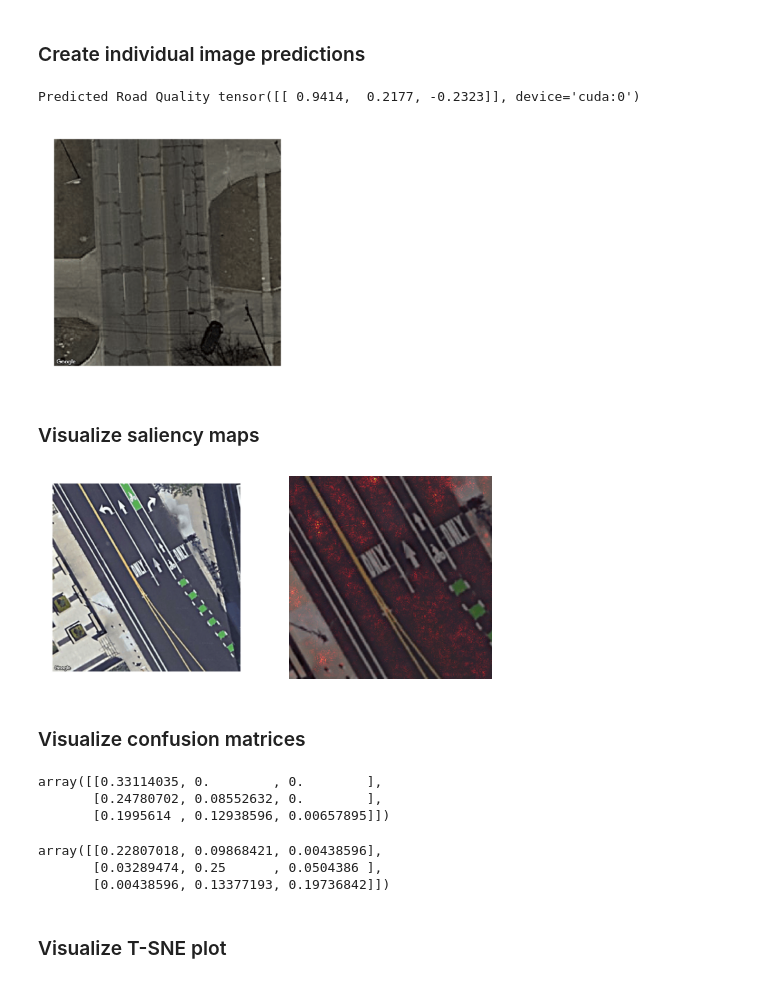
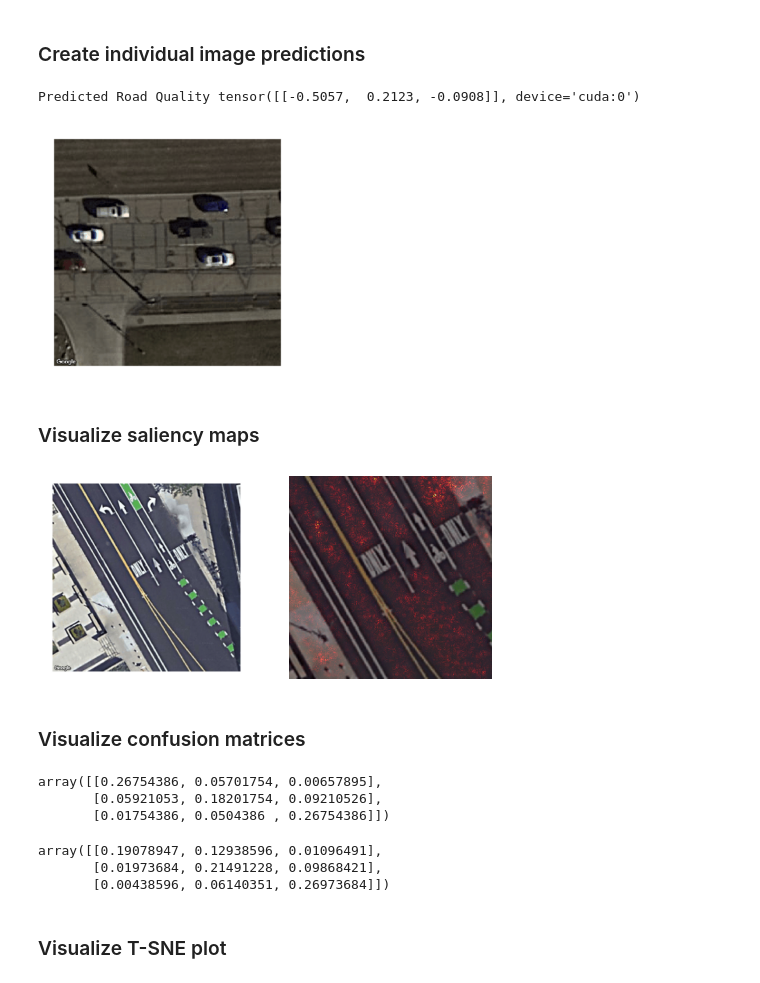
Before and after one commit to nabilah13/ClassifyingRoads_CS231N, a Jupyter notebook: main.ipynb, the cells around one changed output. Saved outputs shown, nothing was run; the diff lists cells and outputs as text; code cells hidden in the pictures.

```diff
--- a/main.ipynb
+++ b/main.ipynb
@@ -137,8 +138,8 @@ resnet50.fc = nn.Sequential(
     nn.Linear(128, 3)
 )
 
-model_CE = resnet50
-model_ORD = resnet50
+model_CE = copy.deepcopy(resnet50)
+model_ORD = copy.deepcopy(resnet50)
 # %% [markdown]
 Lastly, ensure that our models are on the GPU and read through the summary to ensure that we have the correct architecture
 # %%
@@ -413,13 +414,13 @@ def predict(model, test_image_name):
 # %%
 #map_339, 3
 #map_551, 1
 #map_35, 1
 #map_193, 3,
 #map_6928, 3,
-predict(model_ORD, "/content/drive/MyDrive/CS231N_project/map_613.png")
+predict(model_CE, "/content/drive/MyDrive/CS231N_project/map_35.png")
 # %% [output]
-Predicted Road Quality tensor([[ 0.9414,  0.2177, -0.2323]], device='cuda:0')
+Predicted Road Quality tensor([[-0.5057,  0.2123, -0.0908]], device='cuda:0')
-[figure, old version]
+[figure, new version]
 # %% [markdown]
 ### Visualize saliency maps
 # %%
@@ -464,9 +465,9 @@ def compute_saliency_map(model, test_image_name, correct_class):
 #map_35, 1
 #map_193, 3,
 #map_6928, 3,
-compute_saliency_map(model_ORD, "/content/drive/MyDrive/CS231N_project/map_6928.png", 3)
+compute_saliency_map(model_CE, "/content/drive/MyDrive/CS231N_project/map_6928.png", 3)
 # %% [output]
-[figure, old version]
+[figure, new version]
 # %% [markdown]
 ### Visualize confusion matrices
 # %%
@@ -496,16 +497,16 @@ def predict_batch(model, data_loader, predict_func):
 valid_preds, valid_labels = predict_batch(model_CE, valid_data, cross_entropy_preds)
 confusion_matrix(valid_labels, valid_preds, normalize = 'all')
 # %% [output]
-array([[0.33114035, 0.        , 0.        ],
-       [0.24780702, 0.08552632, 0.        ],
-       [0.1995614 , 0.12938596, 0.00657895]])
+array([[0.26754386, 0.05701754, 0.00657895],
+       [0.05921053, 0.18201754, 0.09210526],
+       [0.01754386, 0.0504386 , 0.26754386]])
 # %%
 valid_preds, valid_labels = predict_batch(model_ORD, valid_data, ordinal_regression_preds)
 confusion_matrix(valid_labels, valid_preds, normalize = 'all')
 # %% [output]
-array([[0.22807018, 0.09868421, 0.00438596],
-       [0.03289474, 0.25      , 0.0504386 ],
-       [0.00438596, 0.13377193, 0.19736842]])
+array([[0.19078947, 0.12938596, 0.01096491],
+       [0.01973684, 0.21491228, 0.09868421],
+       [0.00438596, 0.06140351, 0.26973684]])
 # %% [markdown]
 ### Visualize T-SNE plot
 # %%
```
Also changed, not shown: parts of 7 cells of this notebook.
